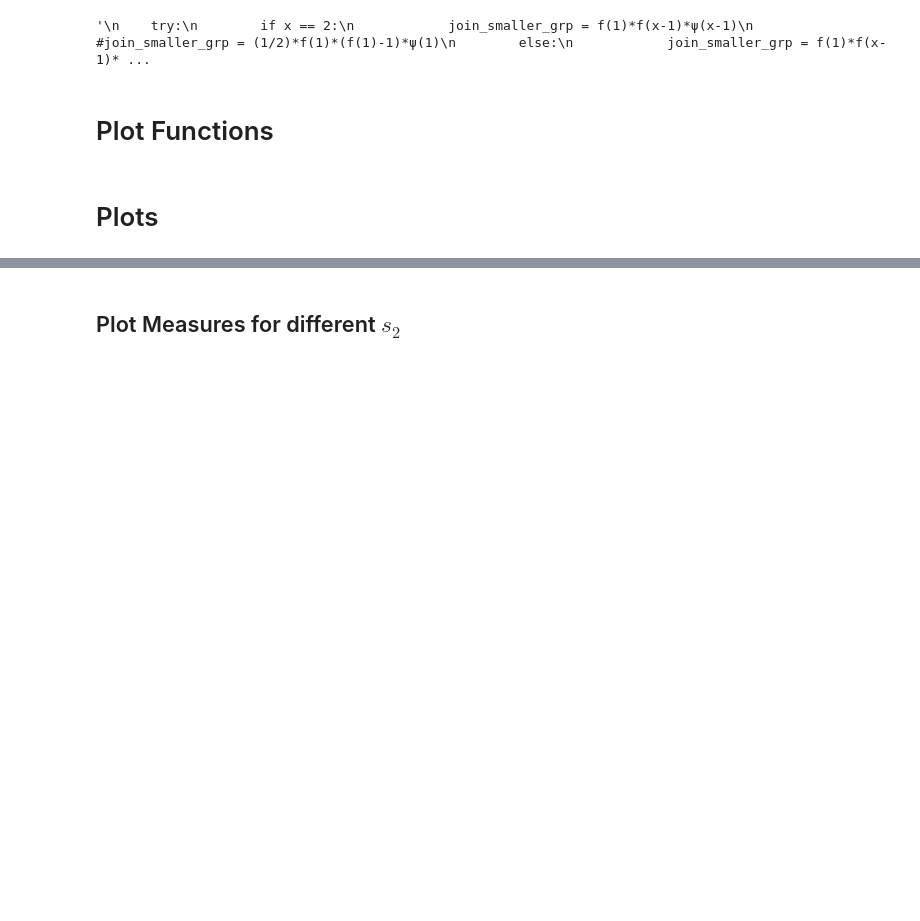
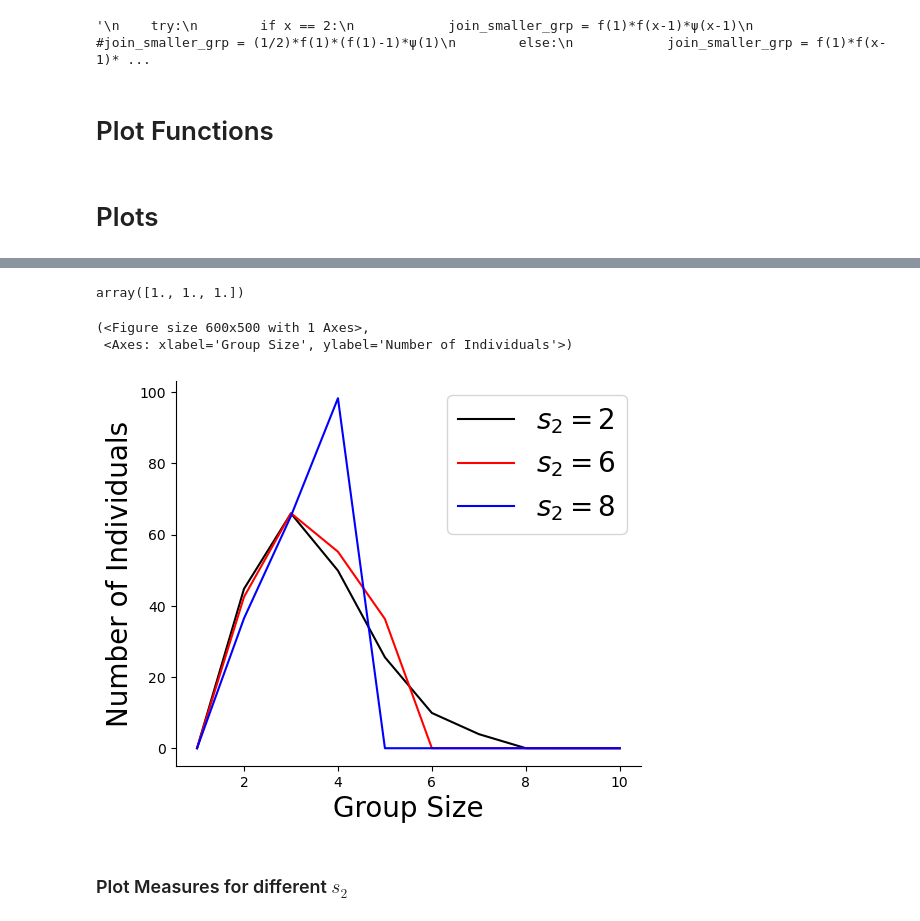
Before and after one commit to taliaborofsky/AdaptiveDynamics_CH_RS, a Jupyter notebook: Group_Size_Simulate.ipynb, the cells around one changed output, grey strips where cells are left out. Drawn from its saved outputs; the diff is of its cells as text; code cells hidden in the pictures; blank space fills up the shorter version.

```diff
--- a/Group_Size_Simulate.ipynb
+++ b/Group_Size_Simulate.ipynb
@@ -524,3 +609,15 @@ fig, ax, list_at_equilibrium, list_of_meanx = out
+# %%
+at_equilibrium
+# %% [output]
+array([1., 1., 1.])
+# %%
+x_max = 10
+linelabel = r'$s_2=$'+'%d'
+plot_group_membership_hist(param_vec, full_f_vecs, x_max, linelabel)
+# %% [output]
+(<Figure size 600x500 with 1 Axes>,
+ <Axes: xlabel='Group Size', ylabel='Number of Individuals'>)
+[figure, added]
 # %% [markdown]
-## Plot Measures for different $s_2$
+### Plot Measures for different $s_2$
 # %%
```
Also changed, not shown: parts of 36 cells of this notebook.
